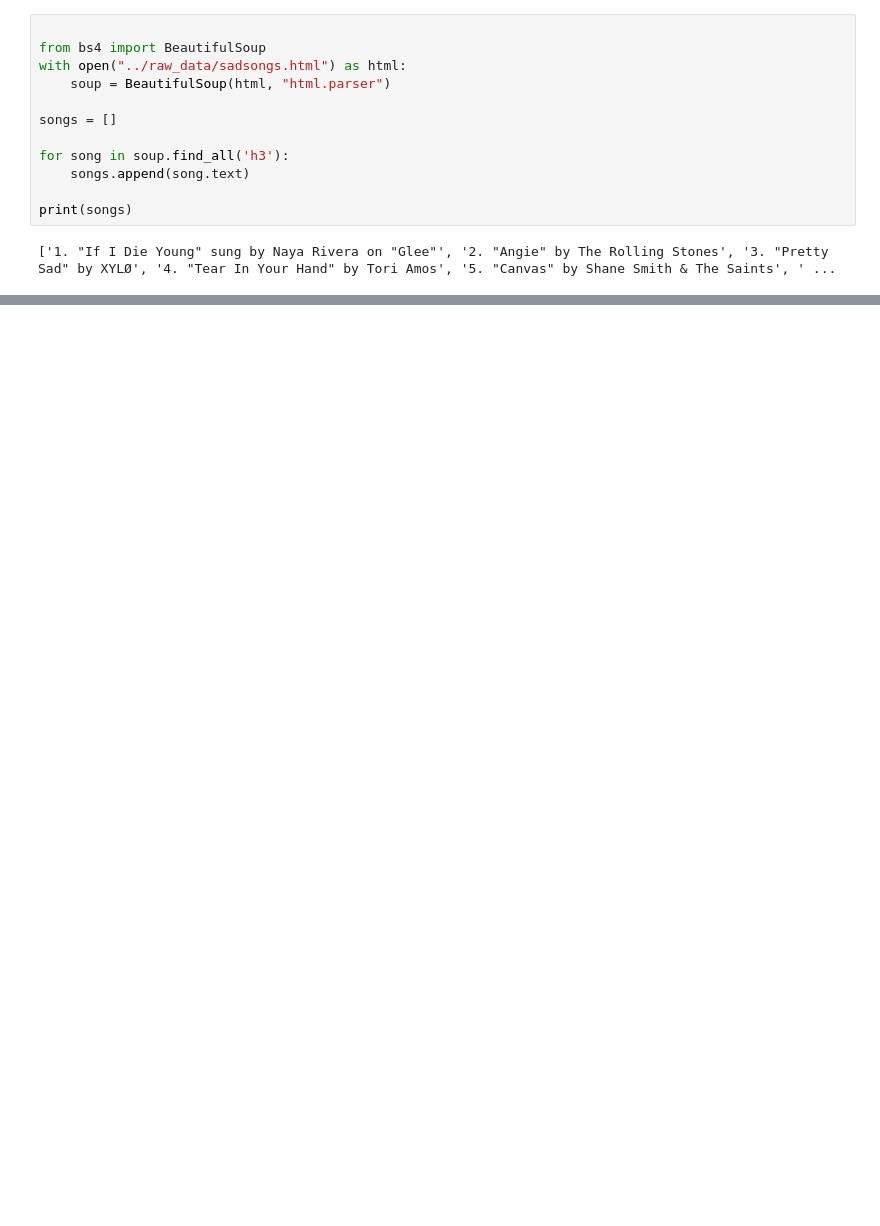
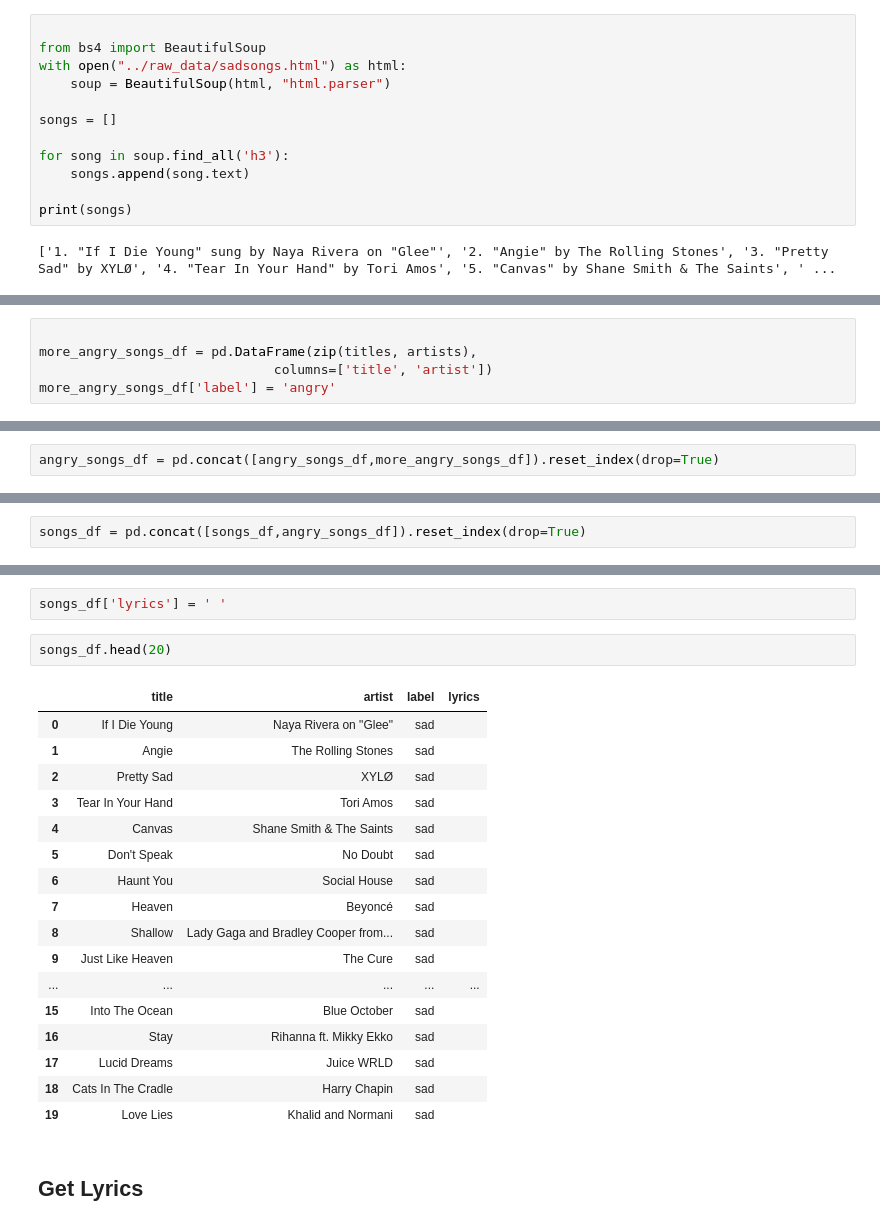
Before and after one commit to v-chai/happysadsongs, a Jupyter notebook: notebooks/v-chai_get_labeled_songs.ipynb, the cells around one changed output, grey strips where cells are left out. Drawn from its saved outputs; the diff is of its cells as text; blank space fills up the shorter version.

```diff
--- a/notebooks/v-chai_get_labeled_songs.ipynb
+++ b/notebooks/v-chai_get_labeled_songs.ipynb
@@ -66,0 +386,5 @@ titles
+# %%
+
+more_angry_songs_df = pd.DataFrame(zip(titles, artists),
+                              columns=['title', 'artist'])
+more_angry_songs_df['label'] = 'angry'
@@ -66,0 +411,2 @@ titles
+# %%
+angry_songs_df = pd.concat([angry_songs_df,more_angry_songs_df]).reset_index(drop=True)
@@ -66,0 +435,2 @@ titles
+# %%
+songs_df = pd.concat([songs_df,angry_songs_df]).reset_index(drop=True)
@@ -66,0 +464,24 @@ titles
+# %%
+songs_df['lyrics'] = ' '
+# %%
+songs_df.head(20)
+# %% [output]
+|  | title | artist | label | lyrics |
+| 0 | If I Die Young | Naya Rivera on "Glee" | sad |  |
+| 1 | Angie | The Rolling Stones | sad |  |
+| 2 | Pretty Sad | XYLØ | sad |  |
+| 3 | Tear In Your Hand | Tori Amos | sad |  |
+| 4 | Canvas | Shane Smith & The Saints | sad |  |
+| 5 | Don't Speak | No Doubt | sad |  |
+| 6 | Haunt You | Social House | sad |  |
+| 7 | Heaven | Beyoncé | sad |  |
+| 8 | Shallow | Lady Gaga and Bradley Cooper from... | sad |  |
+| 9 | Just Like Heaven | The Cure | sad |  |
+| ... | ... | ... | ... | ... |
+| 15 | Into The Ocean | Blue October | sad |  |
+| 16 | Stay | Rihanna ft. Mikky Ekko | sad |  |
+| 17 | Lucid Dreams | Juice WRLD | sad |  |
+| 18 | Cats In The Cradle | Harry Chapin | sad |  |
+| 19 | Love Lies | Khalid and Normani | sad |  |
+# %% [markdown]
+## Get Lyrics
```
Also changed, not shown: parts of 73 cells of this notebook.
